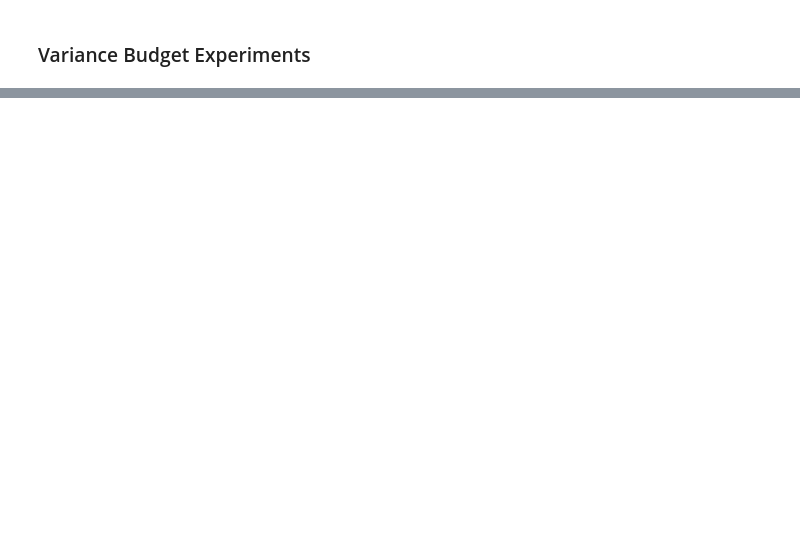
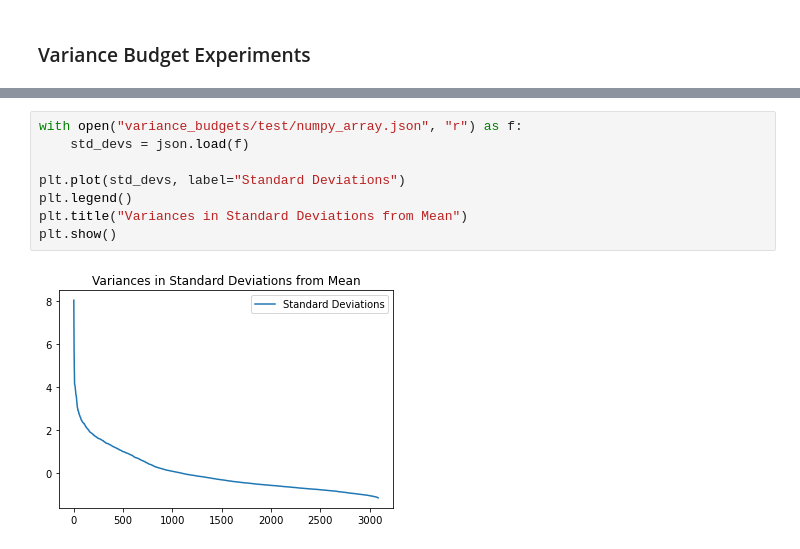
Before and after one commit to Project-Sustain/validation-service, a Jupyter notebook: benchmarks/benchmarks.ipynb, the cells around one changed output, grey strips where cells are left out. Saved outputs shown, nothing was run; the diff lists cells and outputs as text; blank space fills up the shorter version.

```diff
--- a/benchmarks/benchmarks.ipynb
+++ b/benchmarks/benchmarks.ipynb
@@ -244,0 +246,10 @@ plt.savefig("variance_budgets/test/variances.png", dpi=300)
+# %%
+with open("variance_budgets/test/numpy_array.json", "r") as f:
+    std_devs = json.load(f)
+
+plt.plot(std_devs, label="Standard Deviations")
+plt.legend()
+plt.title("Variances in Standard Deviations from Mean")
+plt.show()
+# %% [output]
+[figure, added]
```
Also changed, not shown: parts of 3 cells of this notebook, 4 other files.
